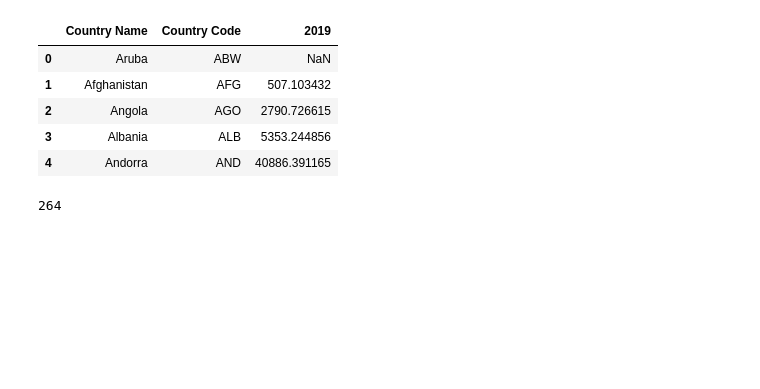
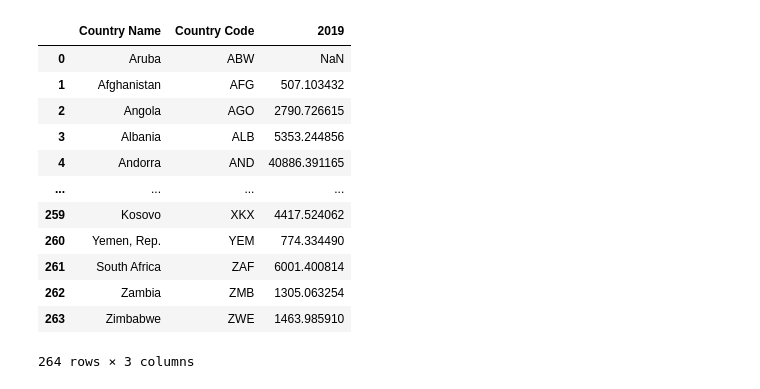
Before and after one commit to garrettg615/World_Happiness_Project, a Jupyter notebook: Data/Global_GDP.ipynb, the cells around one changed output. Cells and saved outputs as stored; diff of their text form; code cells hidden in the pictures; blank space fills up the shorter version.

```diff
--- a/Data/Global_GDP.ipynb
+++ b/Data/Global_GDP.ipynb
@@ -28,15 +25,19 @@ Name: Country Name, dtype: object
 # %%
 reduced_df = gdp_df[["Country Name", "Country Code", "2019"]]
-reduced_df.head()
+#decimals = pd.Series([0], index=['2019'])
+#df.round(decimals)
+reduced_df
 # %% [output]
 |  | Country Name | Country Code | 2019 |
 | 0 | Aruba | ABW | NaN |
 | 1 | Afghanistan | AFG | 507.103432 |
 | 2 | Angola | AGO | 2790.726615 |
 | 3 | Albania | ALB | 5353.244856 |
 | 4 | Andorra | AND | 40886.391165 |
+| ... | ... | ... | ... |
+| 259 | Kosovo | XKX | 4417.524062 |
+| 260 | Yemen, Rep. | YEM | 774.334490 |
+| 261 | South Africa | ZAF | 6001.400814 |
+| 262 | Zambia | ZMB | 1305.063254 |
+| 263 | Zimbabwe | ZWE | 1463.985910 |
+264 rows × 3 columns
-# %%
-total_countryname = len(gdp_df['Country Name'].unique())
-total_countryname
-# %% [output]
-264
```
Also changed, not shown: parts of 7 cells of this notebook, 1 other file.
